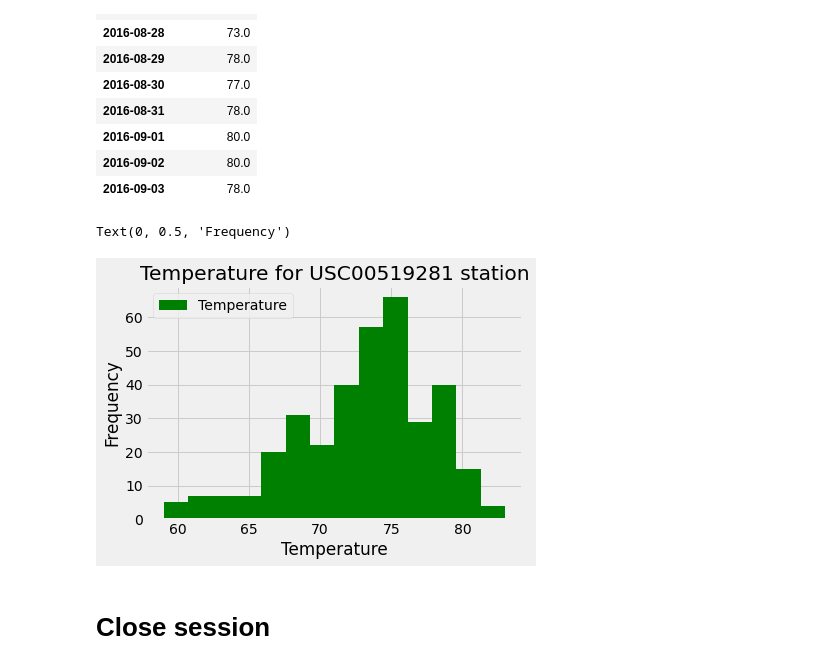
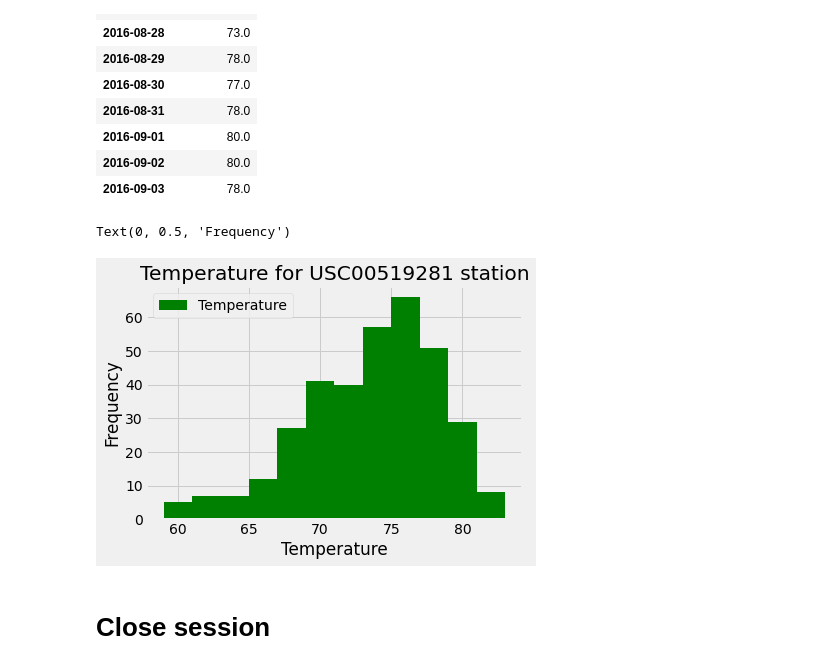
Before and after one commit to dianaagustinaf/sqlalchemy-challenge, a Jupyter notebook: climate_analysis.ipynb, the cells around one changed output. Saved outputs shown, nothing was run; the diff lists cells and outputs as text; code cells hidden in the pictures.

```diff
--- a/climate_analysis.ipynb
+++ b/climate_analysis.ipynb
@@ -283,13 +298,13 @@ mostact_year_temp_df.head(10)
 | 2016-09-03 | 78.0 |
 # %%
 # And plot the results as a histogram
-mostact_year_temp_df.plot.hist(bins=14, color="green")
+mostact_year_temp_df.plot.hist(bins=12, color="green")
 plt.title(f"Temperature for {active_station_temp[0][0]} station")
 plt.xlabel("Temperature")
 plt.ylabel("Frequency")
 # %% [output]
 Text(0, 0.5, 'Frequency')
-[figure, old version]
+[figure, new version]
 # %% [markdown]
 # Close session
 # %%
```
Also changed, not shown: parts of 2 cells of this notebook, 2 other files.
